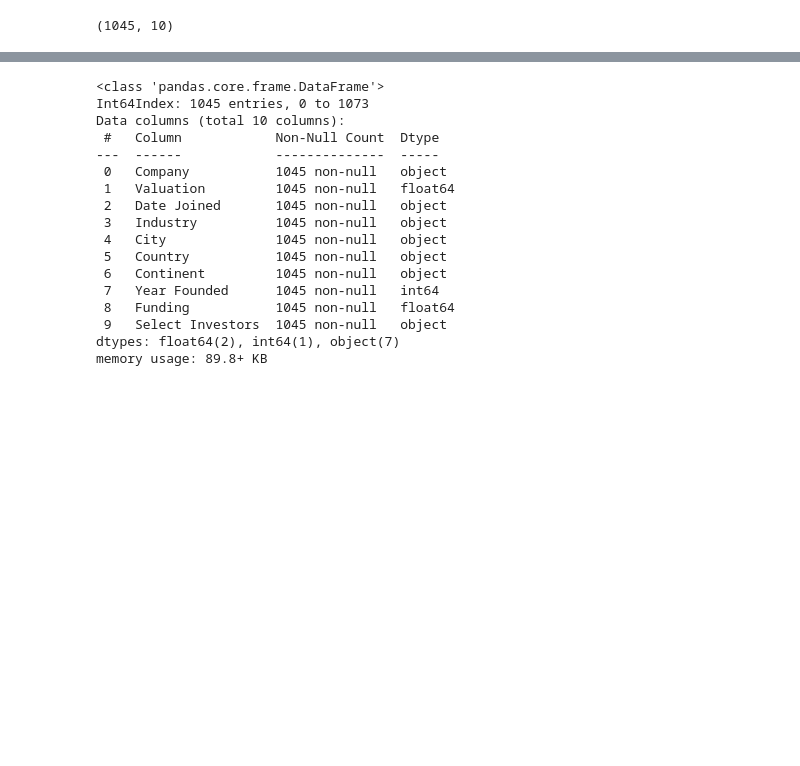
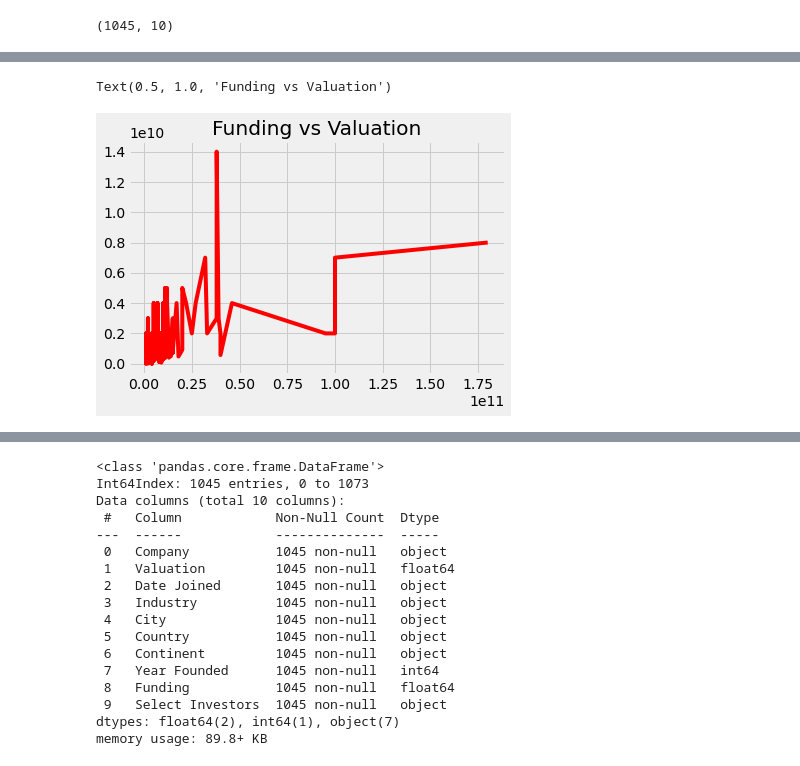
Before and after one commit to halomar/Maven_Unicorn_Challenge, a Jupyter notebook: Maven_Unicorn_Challenge_EDA.ipynb, the cells around one changed output, grey strips where cells are left out. Drawn from its saved outputs; the diff is of its cells as text; code cells hidden in the pictures; blank space fills up the shorter version.

```diff
--- a/Maven_Unicorn_Challenge_EDA.ipynb
+++ b/Maven_Unicorn_Challenge_EDA.ipynb
@@ -127,3 +130,6 @@ df.head()
 | 2 | SHEIN | 1.000000e+11 | 2018-07-03 | E-commerce & direct-to-consumer | Shenzhen | China | Asia | 2008 | 2.000000e+09 | ... |
 | 3 | Stripe | 9.500000e+10 | 2014-01-23 | Fintech | San Francisco | United States | North America | 2010 | 2.000000e+09 | ... |
 | 4 | Klarna | 4.600000e+10 | 2011-12-12 | Fintech | Stockholm | Sweden | Europe | 2005 | 4.000000e+09 | ... |
+# %%
+val = df.loc[:,'Valuation'].values
+fund = df.loc[:,'Funding'].values
@@ -129,0 +161,10 @@ df.head()
+# %%
+plt.style.use('fivethirtyeight')
+
+plt.plot(val, fund, c = 'r')
+plt.title('Funding vs Valuation')
+
+# There is no correlation between Valuation and Funding
+# %% [output]
+Text(0.5, 1.0, 'Funding vs Valuation')
+[figure, added]
```
Also changed, not shown: parts of 7 cells of this notebook.
